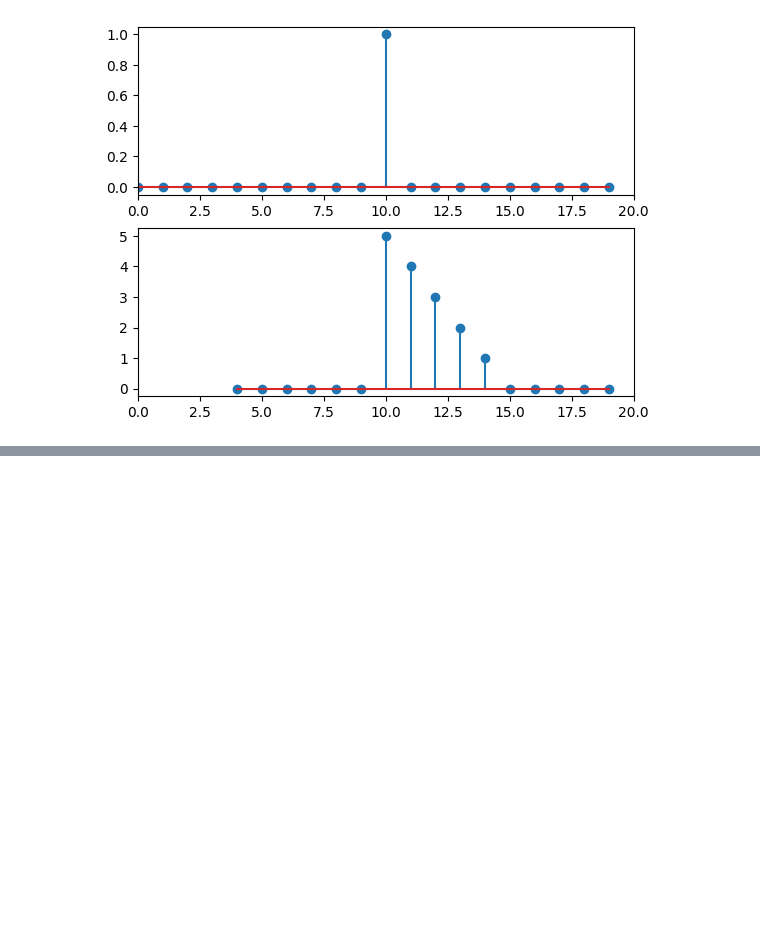
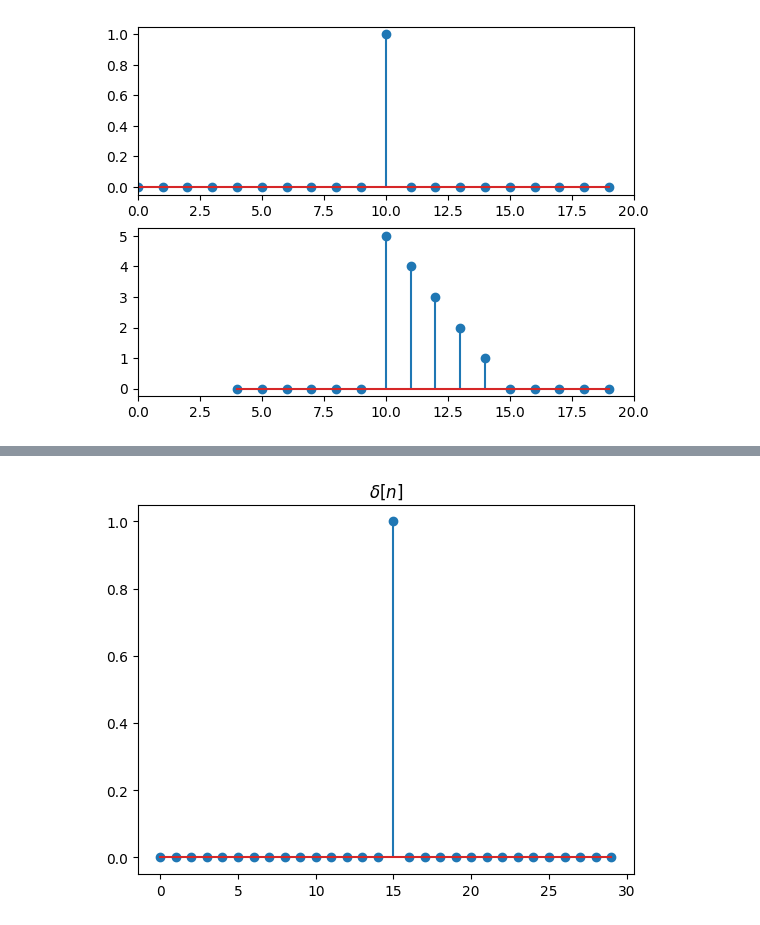
Before and after one commit to aalbiol/ss-jupyterhub, a Jupyter notebook: source/P1-4/04-Promedios Ponderados.ipynb, the cells around one changed output, grey strips where cells are left out. Drawn from its saved outputs; the diff is of its cells as text; code cells hidden in the pictures; blank space fills up the shorter version.

```diff
--- a/source/P1-4/04-Promedios Ponderados.ipynb
+++ b/source/P1-4/04-Promedios Ponderados.ipynb
@@ -587,0 +627,8 @@ mylogger.log("Success Testing m_convolveFull stereo")
+# %%
+# Dibujamos la delta
+delta=np.zeros(30)
+delta[15]=1
+_=plt.stem(delta)
+_=plt.title('$\delta[n]$')
+# %% [output]
+[figure, added]
```
Also changed, not shown: parts of 9 cells of this notebook, 14 other files.
